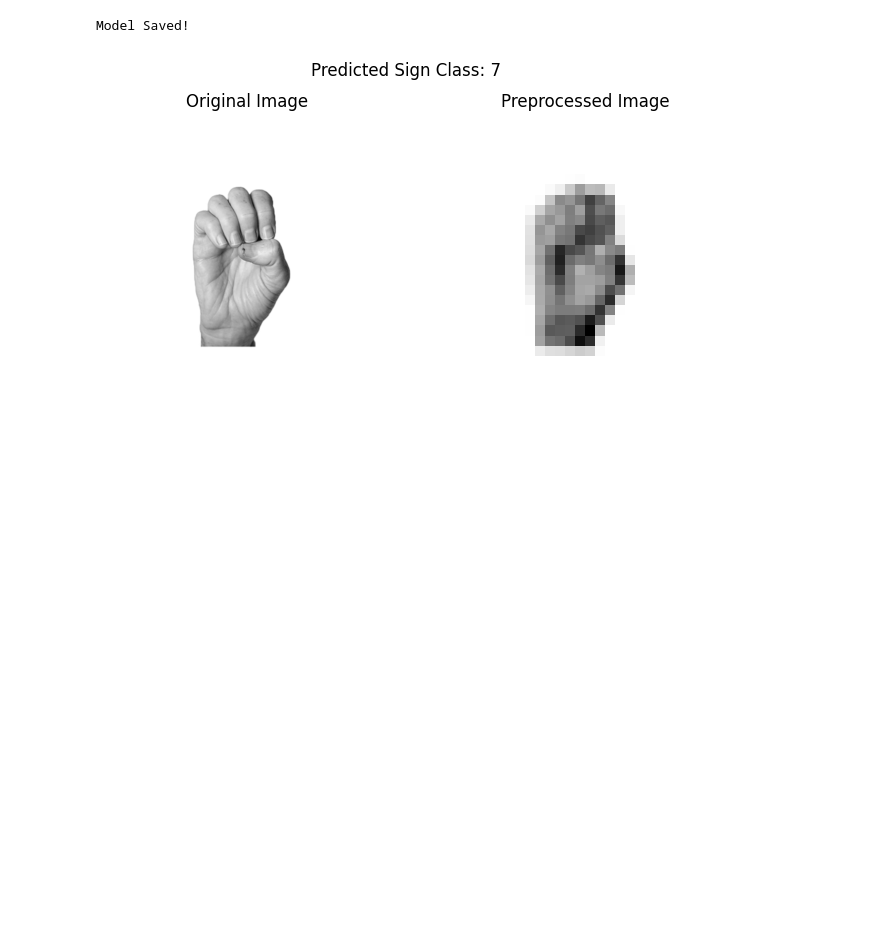
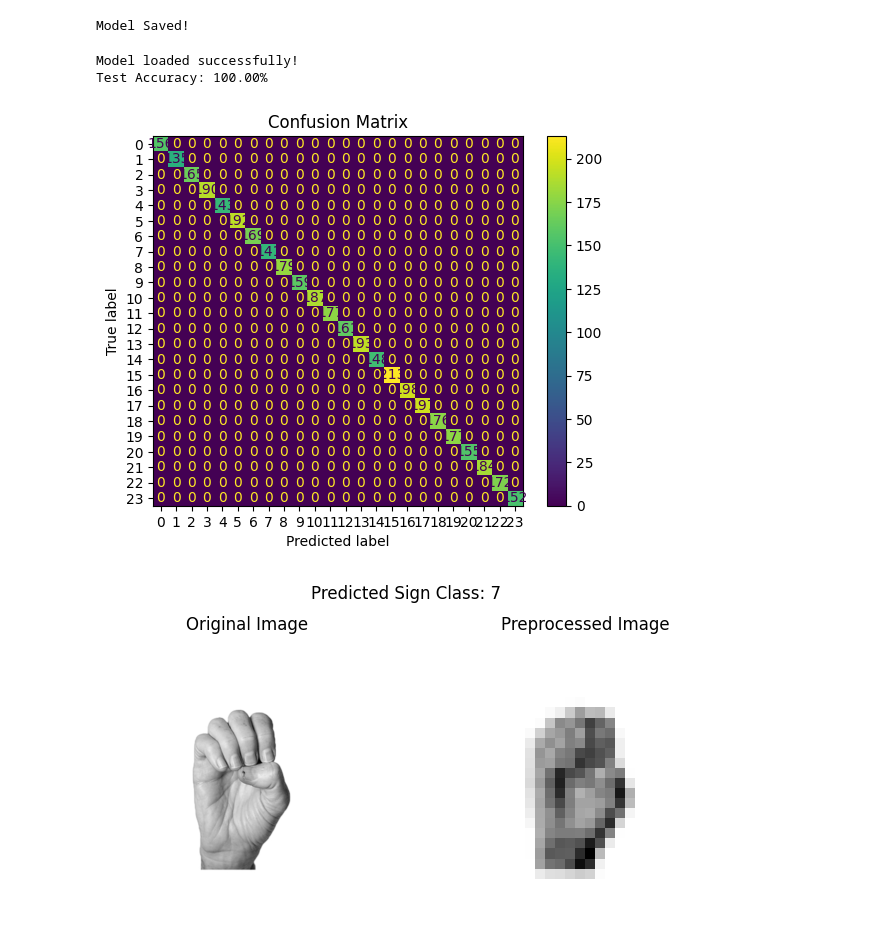
Before and after one commit to ishanporwal/asl_recognition, a Jupyter notebook: notebook.ipynb, the cells around one changed output. Drawn from its saved outputs; the diff is of its cells as text; code cells hidden in the pictures; blank space fills up the shorter version.

Commit message:
adding reload model

```diff
--- a/notebook.ipynb
+++ b/notebook.ipynb
@@ -272,6 +272,19 @@ Test Accuracy: 100.00%
 [figure]
 [figure]
 Model Saved!
+# %%
+# reload trained data
+model = OptimizedASL_CNN(num_classes=num_classes).to(device)
+model.load_state_dict(torch.load("asl_cnn_model.pth"))
+model.eval()  # evaluation mode
+print("Model loaded successfully!")
+
+# evaluate
+predictions = evaluate_model(model)
+# %% [output]
+Model loaded successfully!
+Test Accuracy: 100.00%
+[figure, added]
 # %%
 import requests
 from PIL import Image
```
